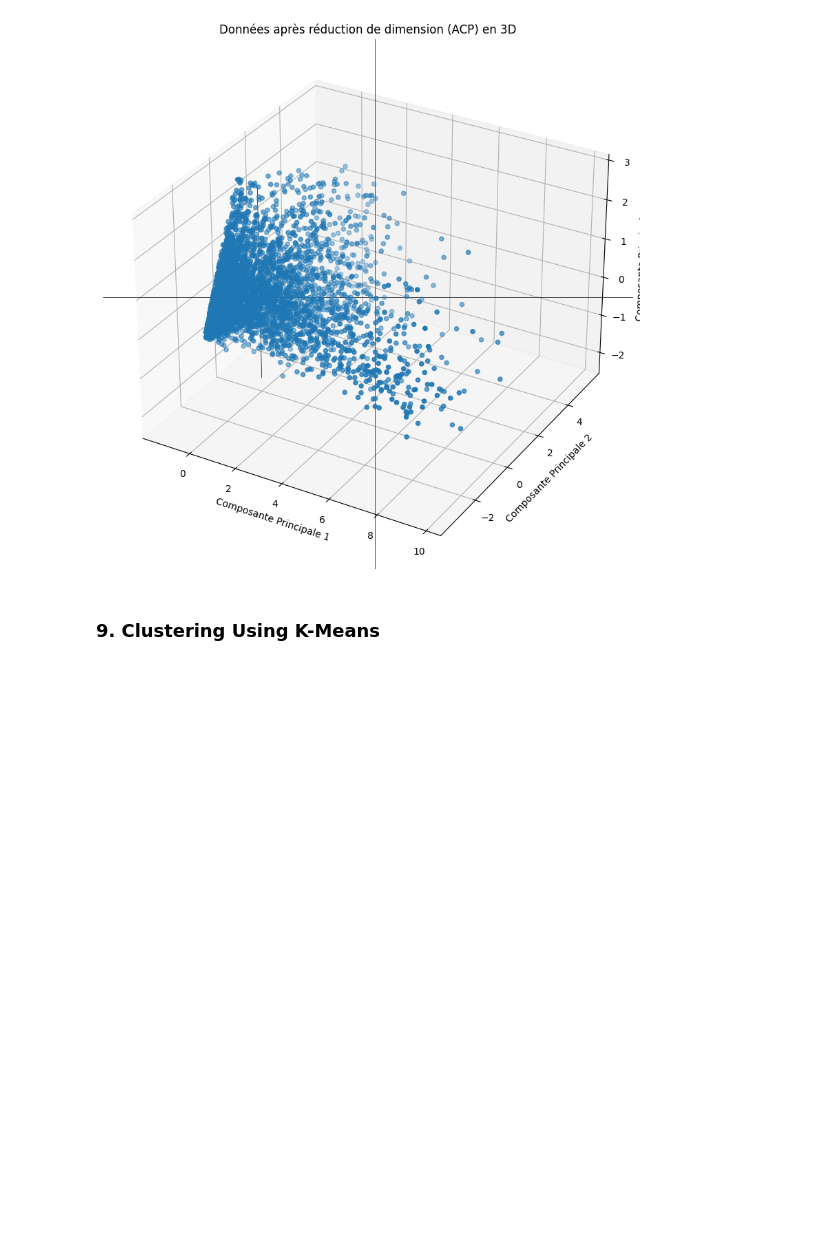
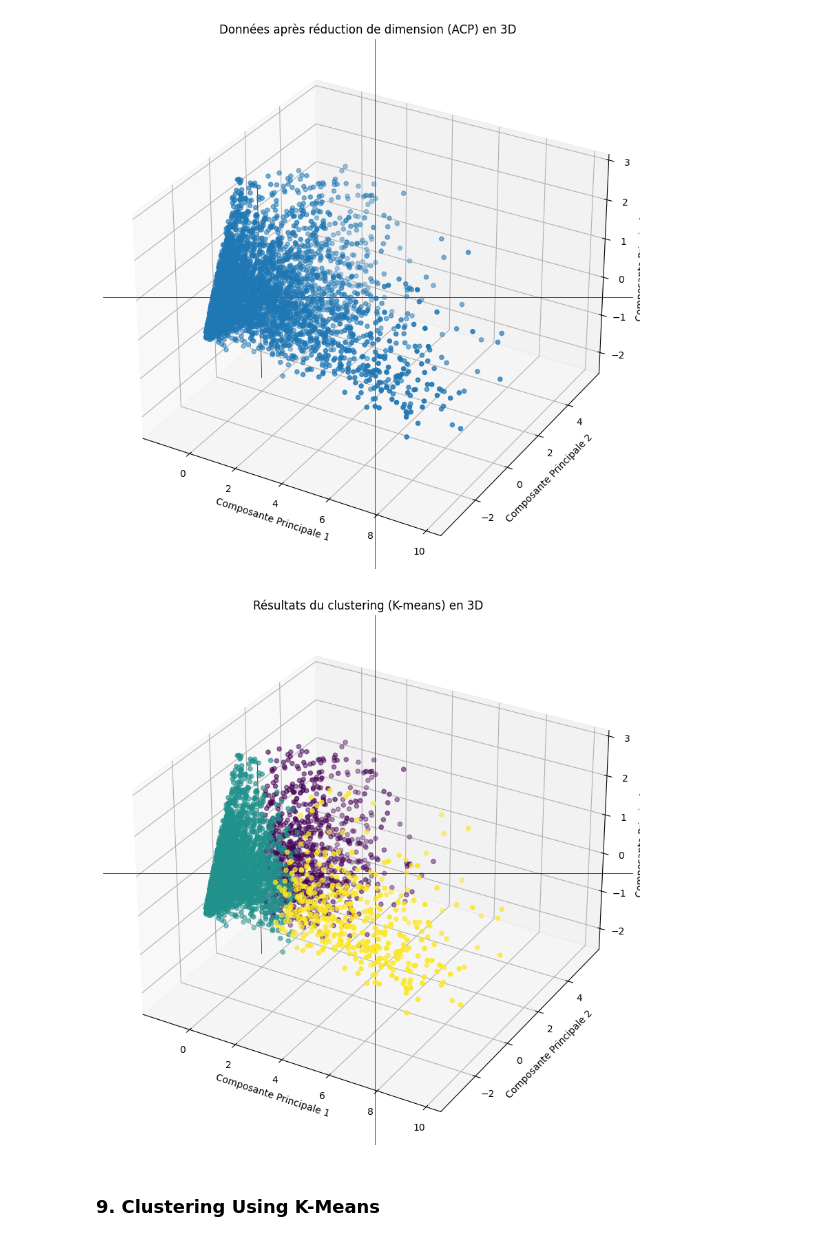
Before and after one commit to Noura-ou/projet_segmentation_client, a Jupyter notebook: src/test_noura.ipynb, the cells around one changed output. Cells and saved outputs as stored; diff of their text form; code cells hidden in the pictures; blank space fills up the shorter version.

```diff
--- a/src/test_noura.ipynb
+++ b/src/test_noura.ipynb
@@ -234,17 +234,17 @@ fig = plt.figure(figsize=(12, 10))
 ax = fig.add_subplot(111, projection='3d')
 
 # Récupérer les composantes principales
-pc1 = df_acp2['principal_component_1']
-pc2 = df_acp2['principal_component_2']
-pc3 = df_acp2['principal_component_3']
+p1 = df_acp2['principal_component_1']
+p2 = df_acp2['principal_component_2']
+p3 = df_acp2['principal_component_3']
 
 # Tracer les points
-ax.scatter(pc1, pc2, pc3)
+ax.scatter(p1, p2, p3)
 
 # Ajouter les axes
 ax.axhline(0, color='black', linewidth=0.5)
 ax.axvline(0, color='black', linewidth=0.5)
-ax.plot([0, 0], [0, 0], [pc3.min(), pc3.max()], color='black', linewidth=0.5)
+ax.plot([0, 0], [0, 0], [p3.min(), p3.max()], color='black', linewidth=0.5)
 
 # Définir les étiquettes des axes
 ax.set_xlabel('Composante Principale 1')
@@ -258,6 +258,46 @@ plt.title('Données après réduction de dimension (ACP) en 3D')
 plt.show()
 # %% [output]
 [figure]
+# %%
+from sklearn.cluster import KMeans
+
+# Appliquer l'algorithme K-means
+kmeans = KMeans(n_clusters=3)
+kmeans.fit(pc2)
+
+# Récupérer les étiquettes de cluster assignées par K-means
+labels = kmeans.labels_
+
+# Récupérer les coordonnées des centres de cluster
+centroids = kmeans.cluster_centers_
+
+# Créer le graphe en 3D avec les clusters colorés
+fig = plt.figure(figsize=(12, 10))
+ax = fig.add_subplot(111, projection='3d')
+
+# Tracer les points avec les couleurs des clusters
+ax.scatter(p1, p2, p3, c=labels)
+
+# Tracer les centres de cluster en rouge
+ax.scatter(centroids[:, 0], centroids[:, 1], centroids[:, 2], c='red', marker='X', label='Centroids')
+
+# Ajouter les axes
+ax.axhline(0, color='black', linewidth=0.5)
+ax.axvline(0, color='black', linewidth=0.5)
+ax.plot([0, 0], [0, 0], [p3.min(), p3.max()], color='black', linewidth=0.5)
+
+# Définir les étiquettes des axes
+ax.set_xlabel('Composante Principale 1')
+ax.set_ylabel('Composante Principale 2')
+ax.set_zlabel('Composante Principale 3')
+
+# Définir le titre du graphe
+plt.title('Résultats du clustering (K-means) en 3D')
+
+# Afficher le graphe
+plt.show()
+# %% [output]
+[figure, added]
 # %% [markdown]
 ### 9. Clustering Using K-Means
 # %% [markdown]
```
